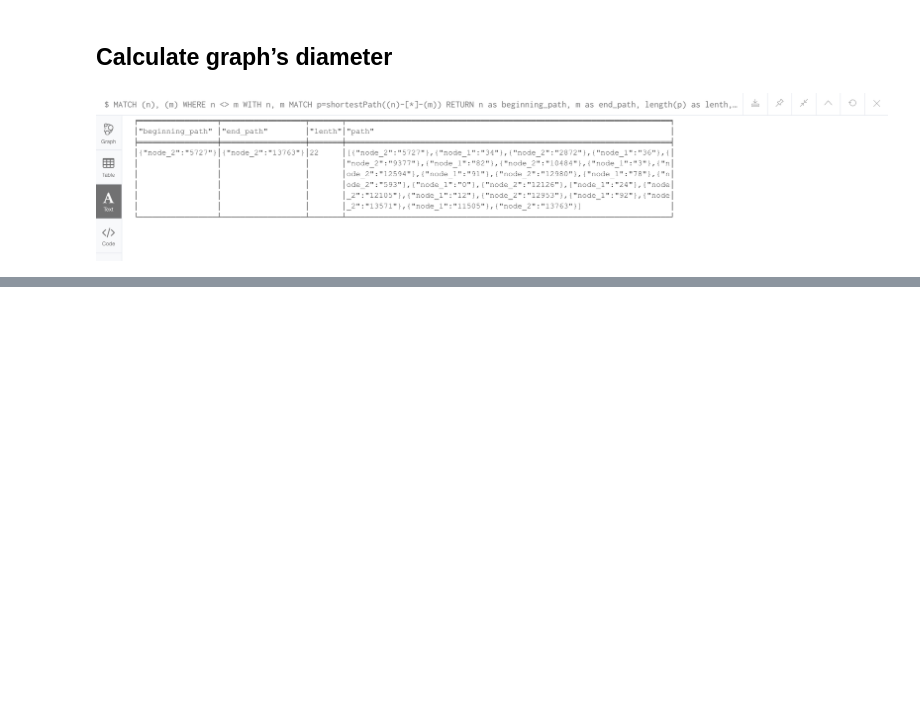
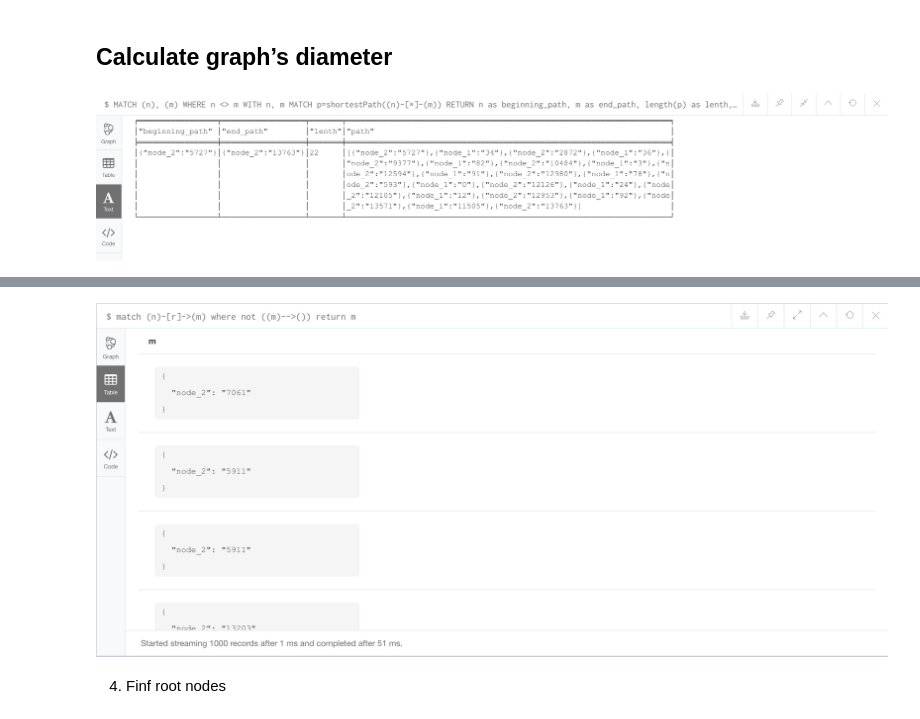
Before and after one commit to olga0503/DATA-620, a Jupyter notebook: Week 3 Assignment.ipynb, the cells around one changed output, grey strips where cells are left out. Cells and saved outputs as stored; diff of their text form; code cells hidden in the pictures; blank space fills up the shorter version.

```diff
--- a/Week 3 Assignment.ipynb
+++ b/Week 3 Assignment.ipynb
@@ -33,0 +61,7 @@ Image(filename="x2.png")
+# %%
+from IPython.display import Image
+Image(filename="x6.png")
+# %% [output]
+[figure, added]
+# %% [markdown]
+4. Finf root nodes
```
Also changed, not shown: parts of 14 cells of this notebook.
